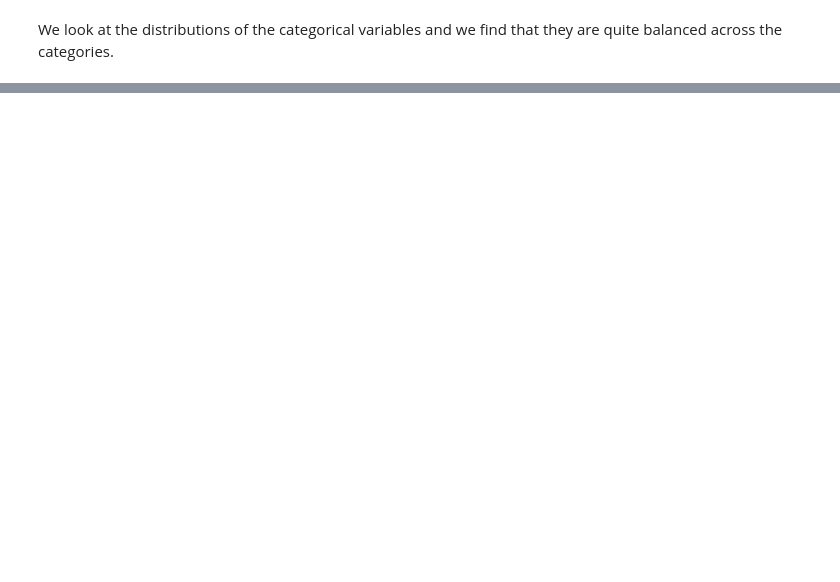
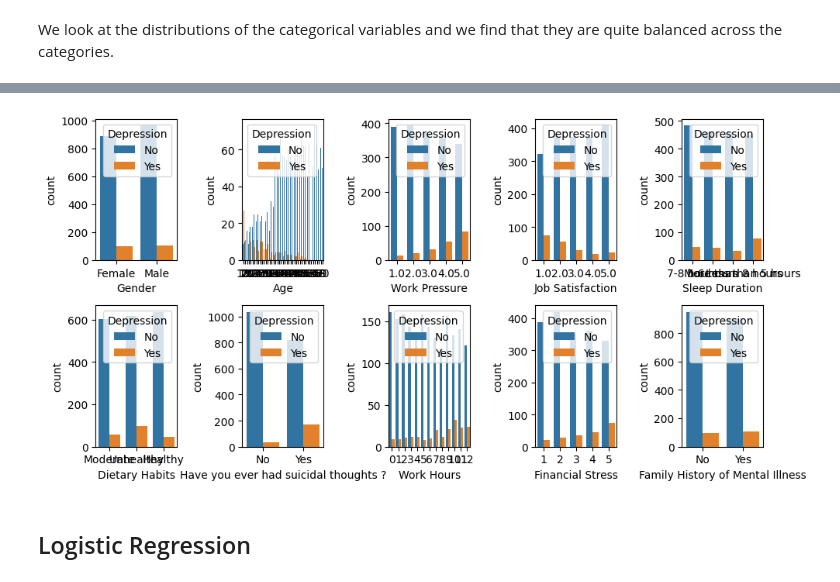
Before and after one commit to jojoroy/Depression, a Jupyter notebook: depression.ipynb, the cells around one changed output, grey strips where cells are left out. Drawn from its saved outputs; the diff is of its cells as text; code cells hidden in the pictures; blank space fills up the shorter version.

Commit message:
Kaggle Notebook | Depression | Version 2: fixed EDA

```diff
--- a/depression.ipynb
+++ b/depression.ipynb
@@ -101,0 +107,15 @@ for i,t in enumerate(df.columns[:-1]):
+# %%
+fig,ax=plt.subplots(2,5,figsize=(10,5))
+
+j=0
+for i,t in enumerate(df.columns[:-1]):
+
+    ax[i//5][i%5]=sns.countplot(x=df[t],hue=df['Depression'],ax=ax[i//5][i%5])
+    j+=1
+
+fig.tight_layout()
+plt.show()
+# %% [output]
+[figure, added]
+# %% [markdown]
+## Logistic Regression
```
Also changed, not shown: parts of 4 cells of this notebook.
